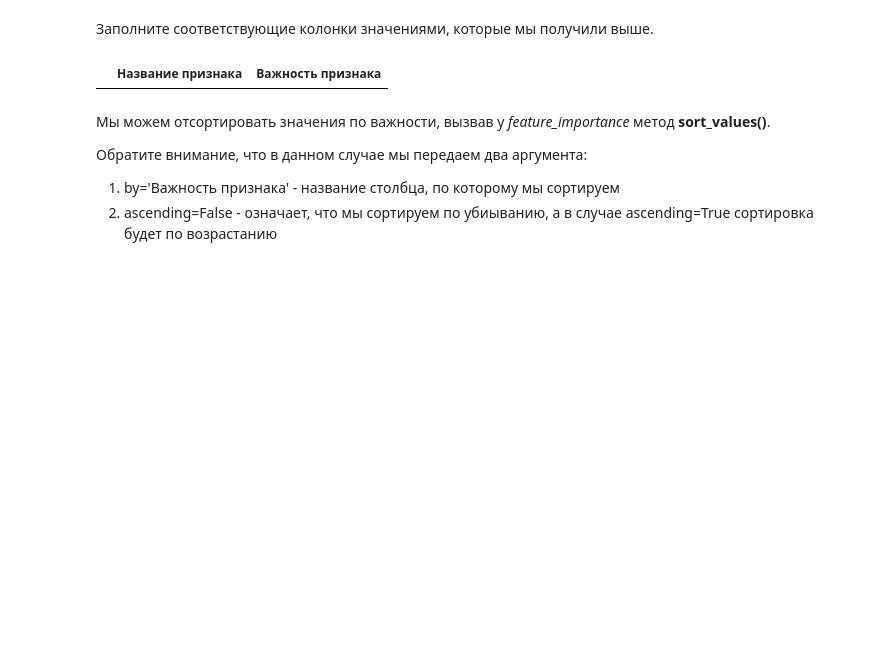
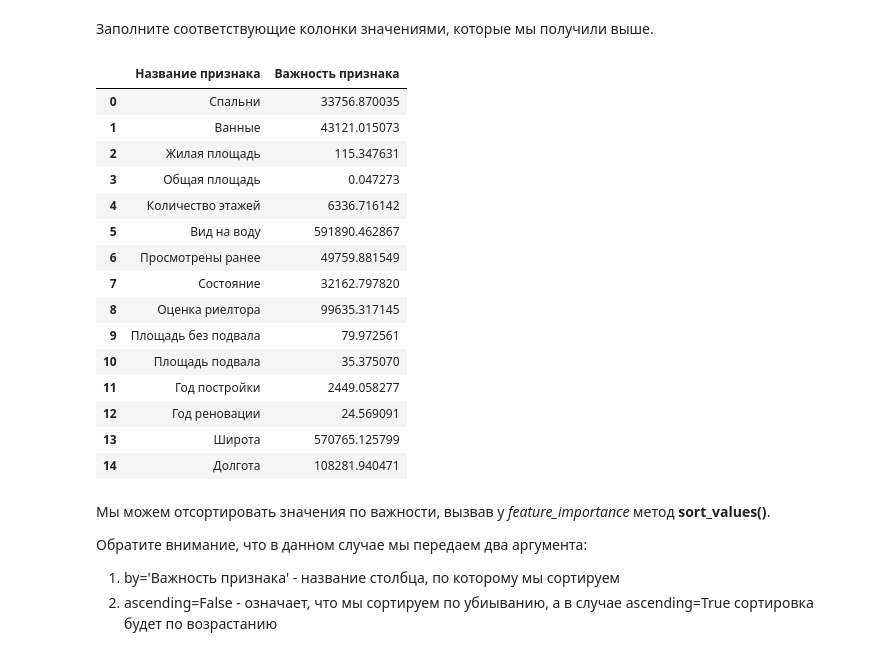
Before and after one commit to Walter-Rabbit/ML.VSem, a Jupyter notebook: Lab3/lab32.ipynb, the cells around one changed output. Saved outputs shown, nothing was run; the diff lists cells and outputs as text; code cells hidden in the pictures; blank space fills up the shorter version.

```diff
--- a/Lab3/lab32.ipynb
+++ b/Lab3/lab32.ipynb
@@ -439,6 +499,8 @@ Name: Год реновации, Length: 67, dtype: int64
 # %%
 ## введите свой код
 ## напишите код, который вычисляет значимость признака (фактически это просто вес по модулю)
+
+weights = abs(linear_regression_model.coef_)
 # %% [markdown]
 Представьте полученные результаты в более удобном табличном виде. Создайте пустую таблицу *feature_importance* с двумя колонками "Название признака", "Важность признака". Для этого воспользуемся функцией **DataFrame()** из библиотеки pandas и передадим ей в качестве аргумента
 *columns = ["Название признака", "Важность признака"]*
@@ -448,9 +510,26 @@ feature_importance = pd.DataFrame(columns = ['Название признака'
 Заполните соответствующие колонки значениями, которые мы получили выше.
 # %%
 # выведите полученную таблицу
+feature_importance['Важность признака'] = weights
+feature_importance['Название признака'] = test_points.columns
 feature_importance
 # %% [output]
 |  | Название признака | Важность признака |
+| 0 | Спальни | 33756.870035 |
+| 1 | Ванные | 43121.015073 |
+| 2 | Жилая площадь | 115.347631 |
+| 3 | Общая площадь | 0.047273 |
+| 4 | Количество этажей | 6336.716142 |
+| 5 | Вид на воду | 591890.462867 |
+| 6 | Просмотрены ранее | 49759.881549 |
+| 7 | Состояние | 32162.797820 |
+| 8 | Оценка риелтора | 99635.317145 |
+| 9 | Площадь без подвала | 79.972561 |
+| 10 | Площадь подвала | 35.375070 |
+| 11 | Год постройки | 2449.058277 |
+| 12 | Год реновации | 24.569091 |
+| 13 | Широта | 570765.125799 |
+| 14 | Долгота | 108281.940471 |
 # %% [markdown]
 Мы можем отсортировать значения по важности, вызвав у *feature_importance* метод **sort_values()**.
 
```
Also changed, not shown: parts of 14 cells of this notebook.
